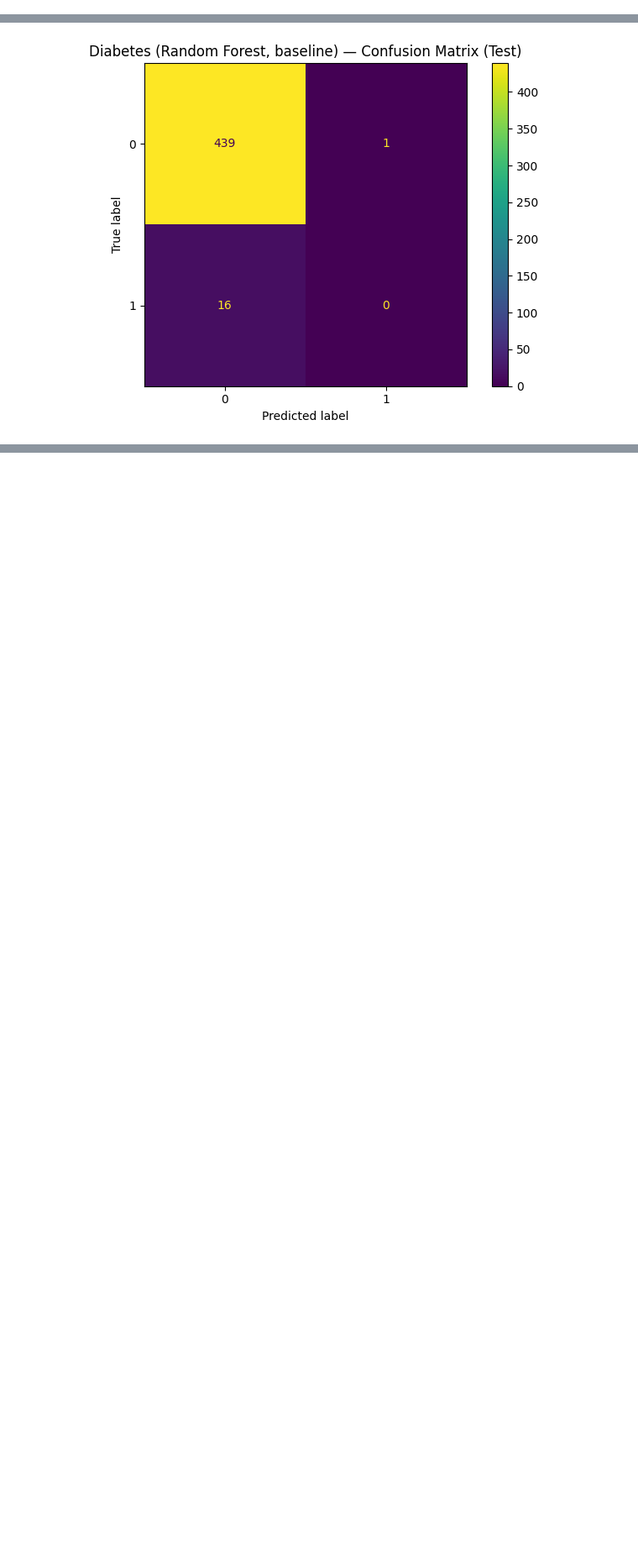
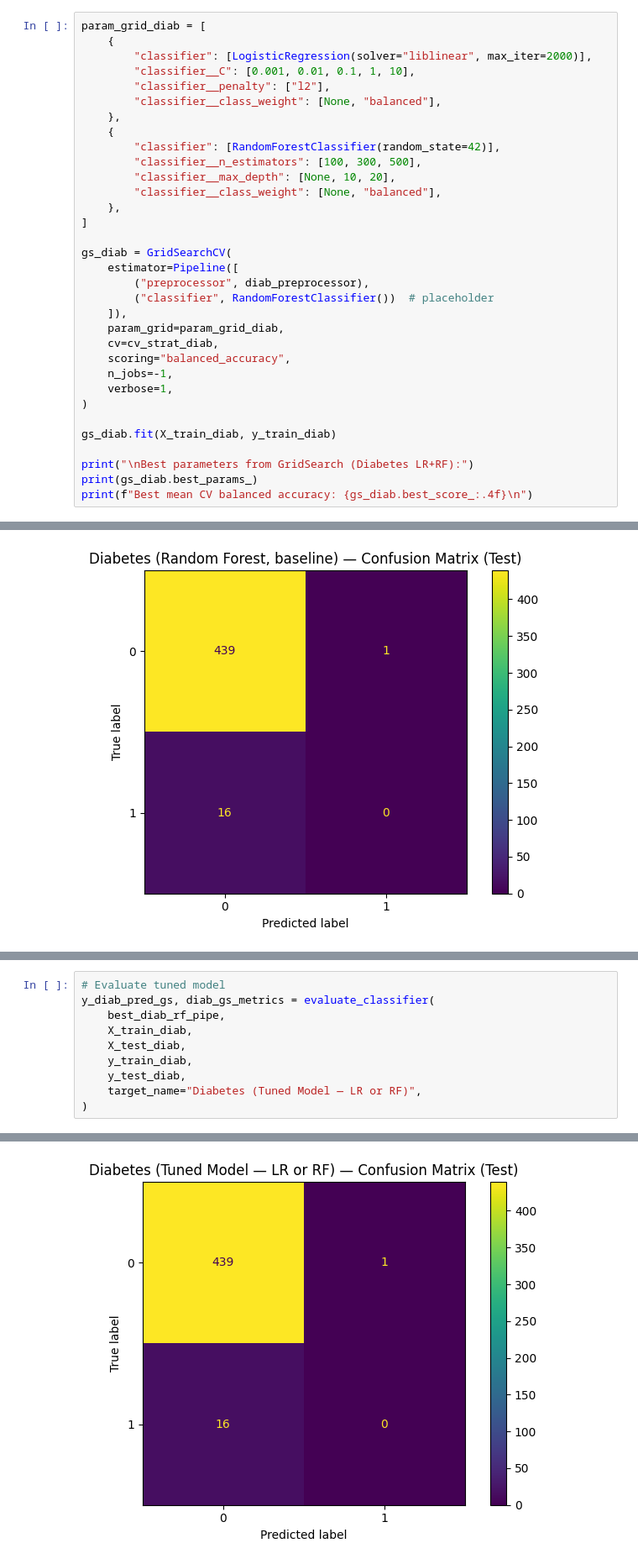
Before and after one commit to bpickett14/MATH3310_FA_2025_FP1_G01_PICKETT_CARDONA, a Jupyter notebook: notebooks/Final.ipynb, the cells around one changed output, grey strips where cells are left out. Shown at 84% size. Drawn from its saved outputs; the diff is of its cells as text; blank space fills up the shorter version.

```diff
--- a/notebooks/Final.ipynb
+++ b/notebooks/Final.ipynb
@@ -670,0 +690,33 @@ Fold scores: [0.49573864 0.49715909 0.5        0.54166667 0.57692308]
+# %%
+param_grid_diab = [
+    {
+        "classifier": [LogisticRegression(solver="liblinear", max_iter=2000)],
+        "classifier__C": [0.001, 0.01, 0.1, 1, 10],
+        "classifier__penalty": ["l2"],
+        "classifier__class_weight": [None, "balanced"],
+    },
+    {
+        "classifier": [RandomForestClassifier(random_state=42)],
+        "classifier__n_estimators": [100, 300, 500],
+        "classifier__max_depth": [None, 10, 20],
+        "classifier__class_weight": [None, "balanced"],
+    },
+]
+
+gs_diab = GridSearchCV(
+    estimator=Pipeline([
+        ("preprocessor", diab_preprocessor),
+        ("classifier", RandomForestClassifier())  # placeholder
+    ]),
+    param_grid=param_grid_diab,
+    cv=cv_strat_diab,
+    scoring="balanced_accuracy",
+    n_jobs=-1,
+    verbose=1,
+)
+
+gs_diab.fit(X_train_diab, y_train_diab)
+
+print("\nBest parameters from GridSearch (Diabetes LR+RF):")
+print(gs_diab.best_params_)
+print(f"Best mean CV balanced accuracy: {gs_diab.best_score_:.4f}\n")
@@ -801,0 +829,11 @@ Confusion matrix:
+# %%
+# Evaluate tuned model
+y_diab_pred_gs, diab_gs_metrics = evaluate_classifier(
+    best_diab_rf_pipe,
+    X_train_diab,
+    X_test_diab,
+    y_train_diab,
+    y_test_diab,
+    target_name="Diabetes (Tuned Model — LR or RF)",
+)
+# %% [output]
@@ -802,3 +860,4 @@ Confusion matrix:
+[figure, added]
 # %%
 # visualize RF performance vs hyperparameters
 
```
Also changed, not shown: parts of 20 cells of this notebook.
